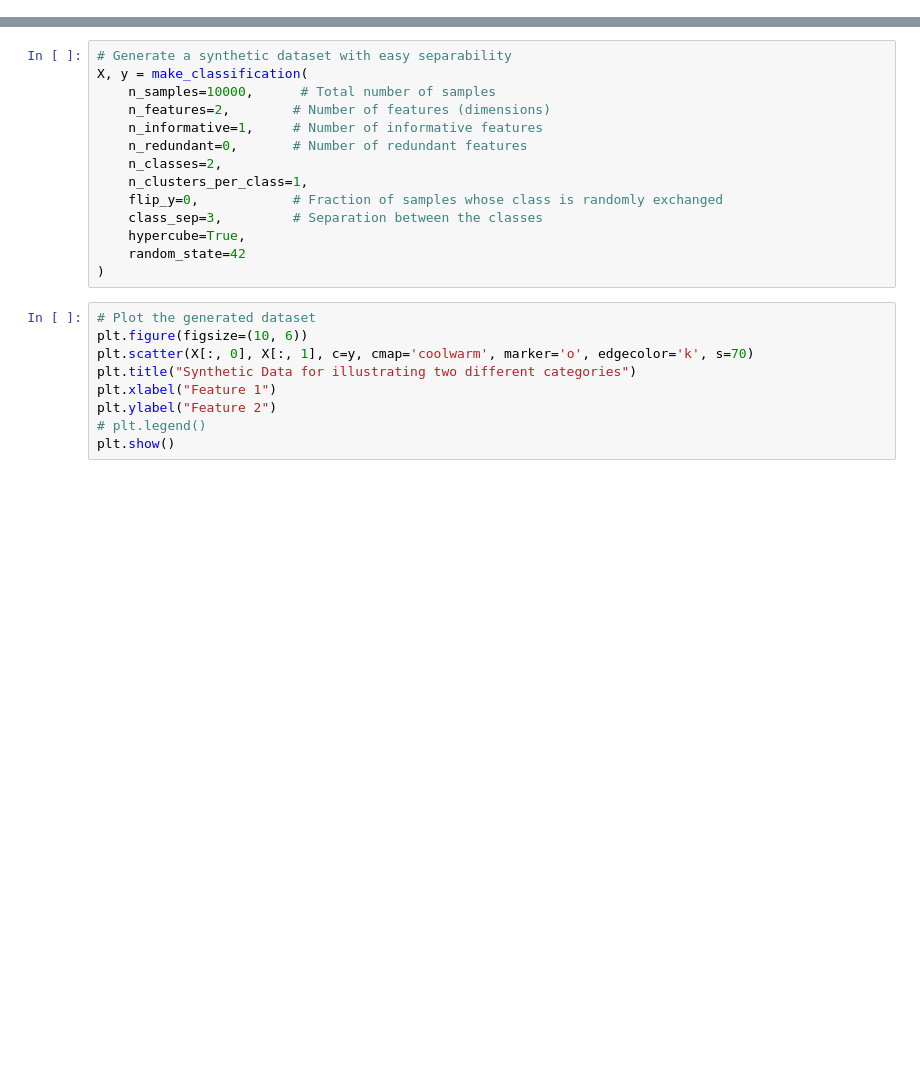
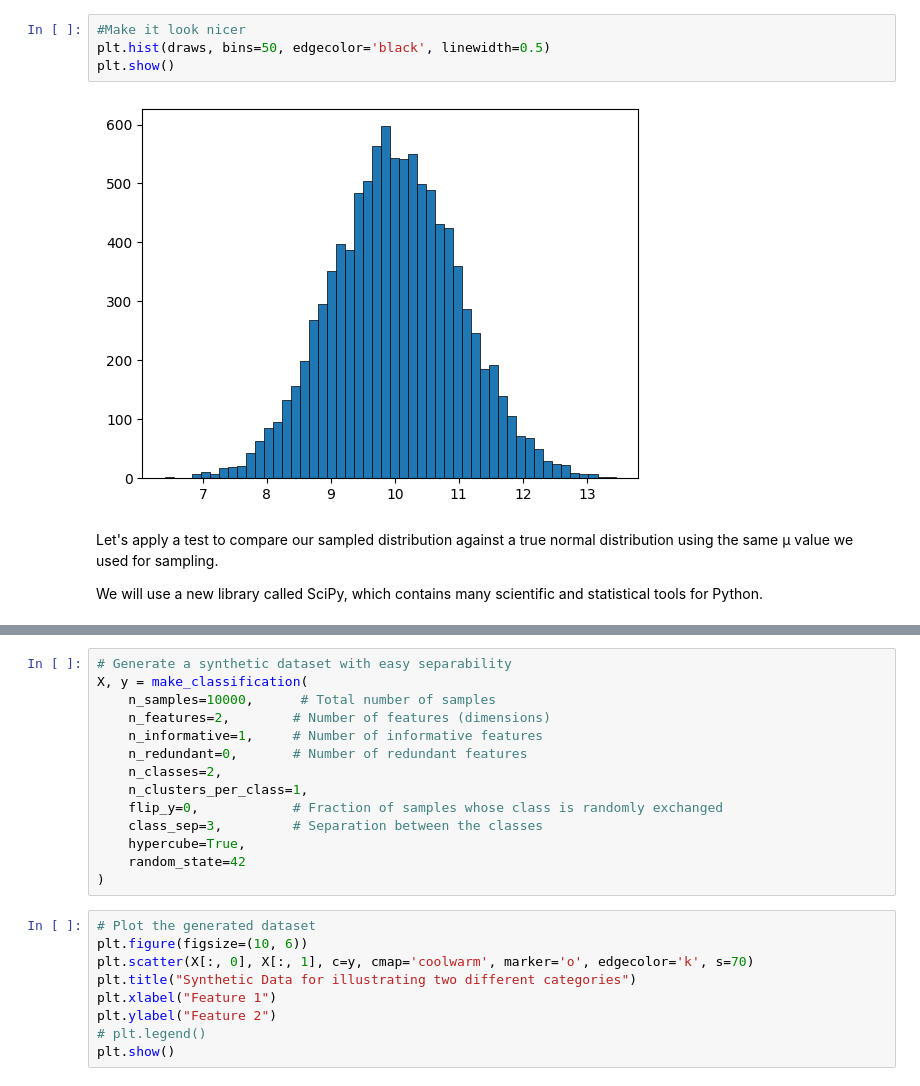
Before and after one commit to KubaJerz/VLab_AI_ML_Training, a Jupyter notebook: AI_not_ML/AI_not_ML.ipynb, the cells around one changed output, grey strips where cells are left out. Saved outputs shown, nothing was run; the diff lists cells and outputs as text; blank space fills up the shorter version.

```diff
--- a/AI_not_ML/AI_not_ML.ipynb
+++ b/AI_not_ML/AI_not_ML.ipynb
@@ -32,0 +167,10 @@ import sys
+# %%
+#Make it look nicer
+plt.hist(draws, bins=50, edgecolor='black', linewidth=0.5)
+plt.show()
+# %% [output]
+[figure, added]
+# %% [markdown]
+Let's apply a test to compare our sampled distribution against a true normal distribution using the same μ value we used for sampling.
+
+We will use a new library called SciPy, which contains many scientific and statistical tools for Python.
```
Also changed, not shown: parts of 41 cells of this notebook.
